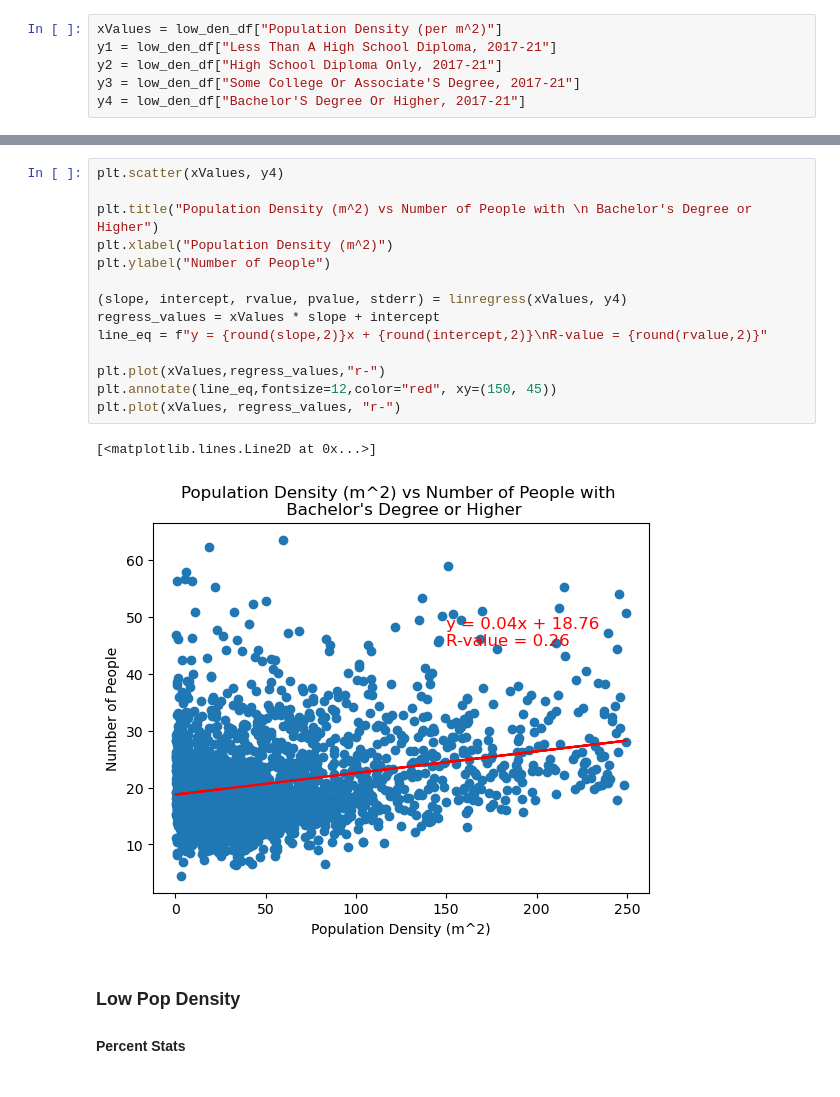
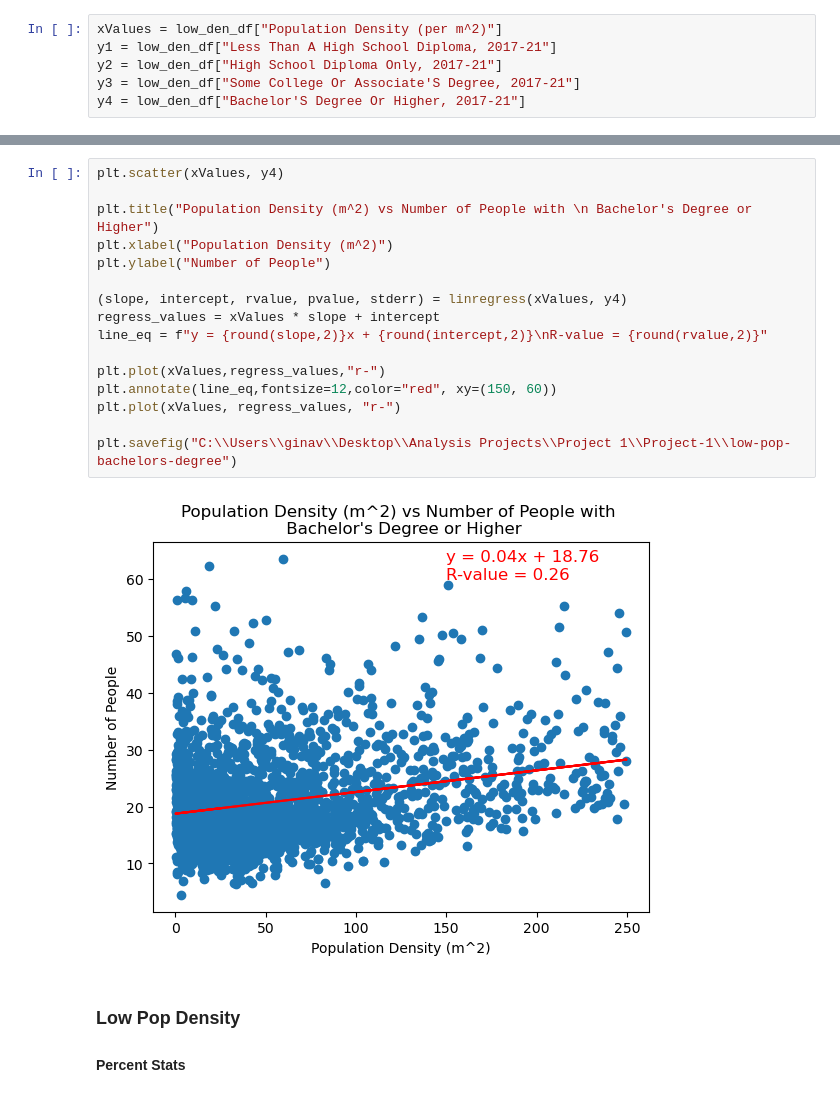
Before and after one commit to Morgen-Henry/Project-1, a Jupyter notebook: education_visual.ipynb, the cells around one changed output, grey strips where cells are left out. Saved outputs shown, nothing was run; the diff lists cells and outputs as text.

```diff
--- a/education_visual.ipynb
+++ b/education_visual.ipynb
@@ -107,20 +110,21 @@ plt.plot(xValues, regress_values, "r-")
 # %%
 plt.scatter(xValues, y4)
 
 plt.title("Population Density (m^2) vs Number of People with \n Bachelor's Degree or Higher")
 plt.xlabel("Population Density (m^2)")
 plt.ylabel("Number of People")
 
 (slope, intercept, rvalue, pvalue, stderr) = linregress(xValues, y4)
 regress_values = xValues * slope + intercept
 line_eq = f"y = {round(slope,2)}x + {round(intercept,2)}\nR-value = {round(rvalue,2)}"
 
 plt.plot(xValues,regress_values,"r-")
-plt.annotate(line_eq,fontsize=12,color="red", xy=(150, 45))
+plt.annotate(line_eq,fontsize=12,color="red", xy=(150, 60))
 plt.plot(xValues, regress_values, "r-")
+
+plt.savefig("C:\\Users\\ginav\\Desktop\\Analysis Projects\\Project 1\\Project-1\\low-pop-bachelors-degree")
 # %% [output]
-[<matplotlib.lines.Line2D at 0x...>]
-[figure, old version]
+[figure, new version]
 # %% [markdown]
 ### Low Pop Density
 #### Percent Stats
```
Also changed, not shown: parts of 7 cells of this notebook, 8 other files.
